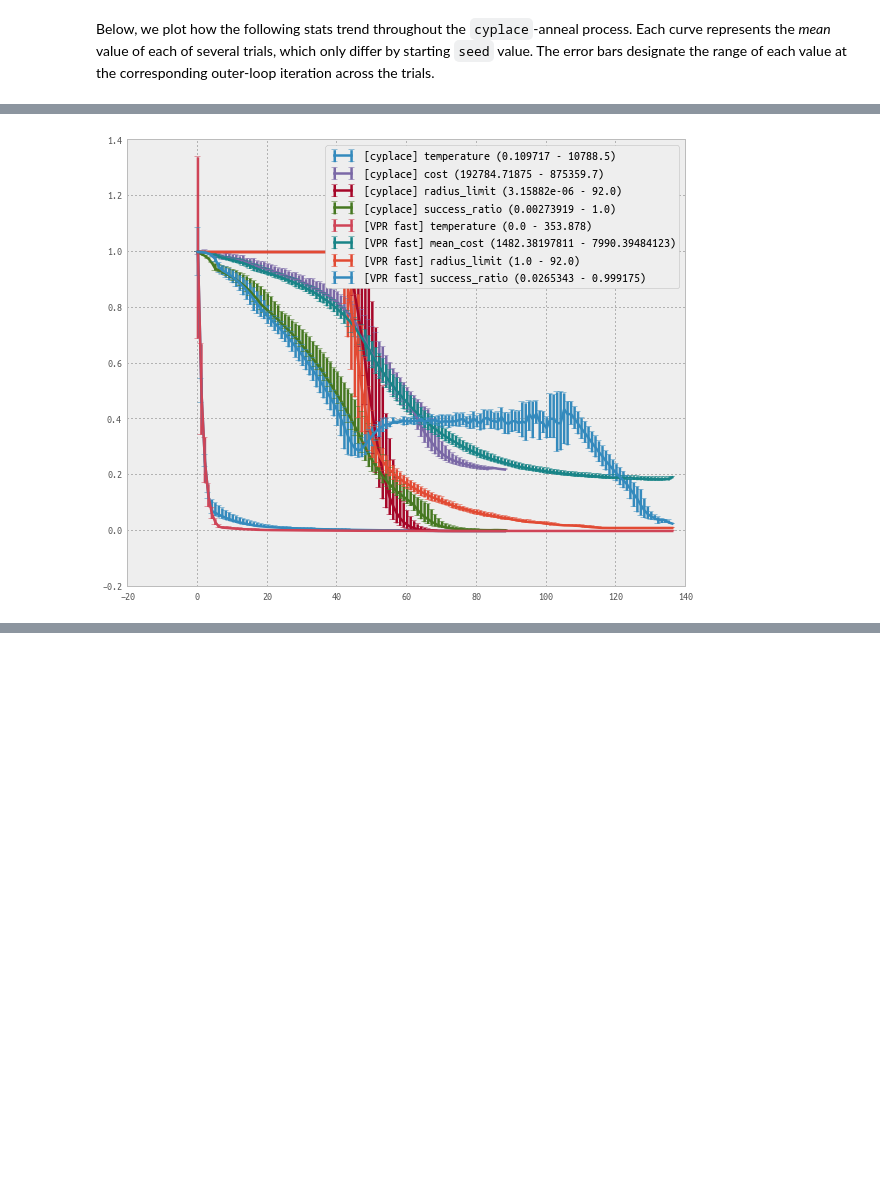
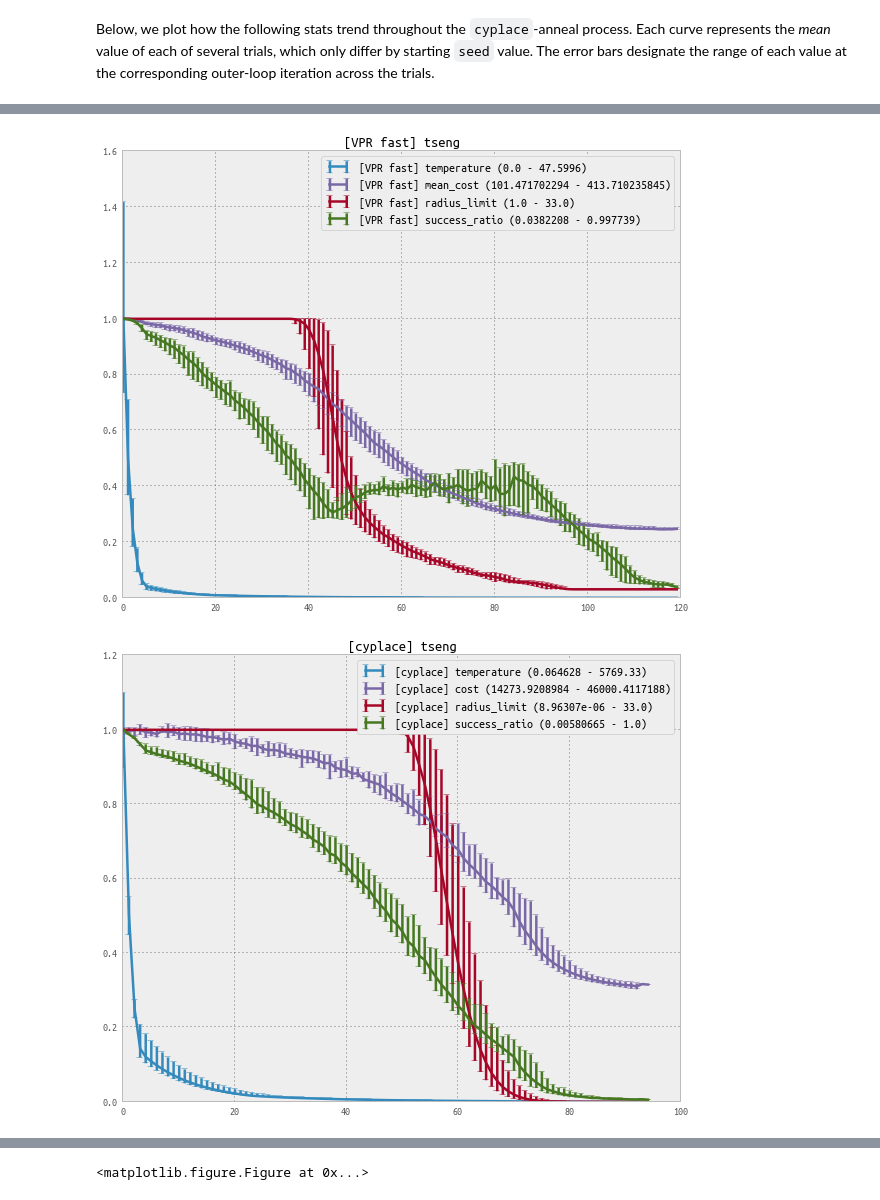
Before and after one commit to cfobel/cyvpr, a Jupyter notebook: notebooks/cyplace anneal vs VPR.ipynb, the cells around one changed output, grey strips where cells are left out. Drawn from its saved outputs; the diff is of its cells as text; code cells hidden in the pictures; blank space fills up the shorter version.

Commit message:
Refactor plot code into `plot_h5fs` function

```diff
--- a/notebooks/cyplace anneal vs VPR.ipynb
+++ b/notebooks/cyplace anneal vs VPR.ipynb
@@ -72,9 +55,0 @@ stats_tables[label] = cyplace_placement_stats_tables(stats_frame)
-# %%
-label = 'VPR fast'
-h5fs[label] = ts.open_file('../../synced_results/'
-                           'placed-results-fast-bounding_box.h5')
-h5f = h5fs[label]
-stats_frame = get_placement_stats_frame(h5f, net_file_namebase)
-# Use `vpr_placement_stats_tables` since we are processing VPR
-# results.
-stats_tables[label] = vpr_placement_stats_tables(stats_frame)
@@ -87 +56,31 @@ stats_tables[label] = vpr_placement_stats_tables(stats_frame)
+# %%
+def plot_h5fs(h5fs, net_file_namebase):
+    stats_tables = {}
+    stats_types = {}
+    for label, h5f in h5fs.iteritems():
+        title('[%s] %s' % (label, net_file_namebase))
+        stats_frame = get_placement_stats_frame(h5f,
+                                                net_file_namebase)
+        if 'mean_cost' in stats_frame:
+            # Assume VPR, so use `vpr_placement_stats_tables`
+            stats_tables[label] = vpr_placement_stats_tables(
+                    stats_frame)
+            stats_types[label] = ('temperature', 'mean_cost',
+                                  'radius_limit', 'success_ratio')
+        else:
+            # Assume `cyplace`, so use
+            # `cyplace_placement_stats_tables`
+            stats_tables[label] = cyplace_placement_stats_tables(
+                    stats_frame)
+            stats_types[label] = ('temperature', 'cost',
+                                  'radius_limit', 'success_ratio')
+        plot_stats_tables(stats_tables[label],
+                          label_prefix='[%s] ' % label,
+                          stats=stats_types[label])
+        figure()
+# %%
+h5fs = {'cyplace': ts.open_file('../../synced_results/placed-'
+                                'results-cyplace-51cb06cb.h5'),
+        'VPR fast': ts.open_file('../../synced_results/placed-'
+                                 'results-fast-bounding_box.h5')}
 # %% [markdown]
@@ -118,11 +104,6 @@ plot_stats_tables(stats_tables['VPR fast'],
-# %%
-plot_stats_tables(stats_tables['cyplace'],
-                  label_prefix='[cyplace] ',
-                  stats=('temperature', 'cost', 'radius_limit',
-                         'success_ratio'))
-plot_stats_tables(stats_tables['VPR fast'],
-                  label_prefix='[VPR fast] ',
-                  stats=('temperature', 'mean_cost', 'radius_limit',
-                         'success_ratio'))
-# %% [output]
-[figure, removed]
+# %%
+for net_file_namebase in ('tseng', 'clma', 'alu4'):
+    plot_h5fs(h5fs, net_file_namebase)
+# %% [output]
+[figure, added]
+[figure, added]
@@ -128,0 +114 @@ plot_stats_tables(stats_tables['VPR fast'],
+<matplotlib.figure.Figure at 0x...>
```
Also changed, not shown: parts of 8 cells of this notebook.
